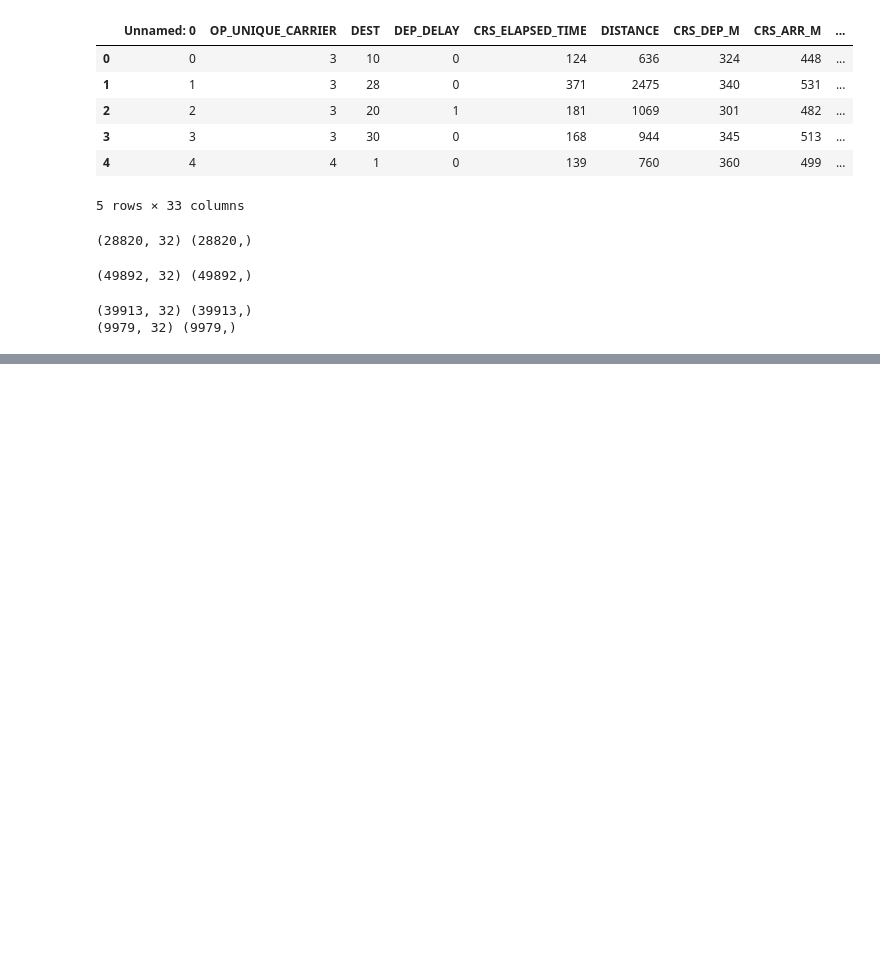
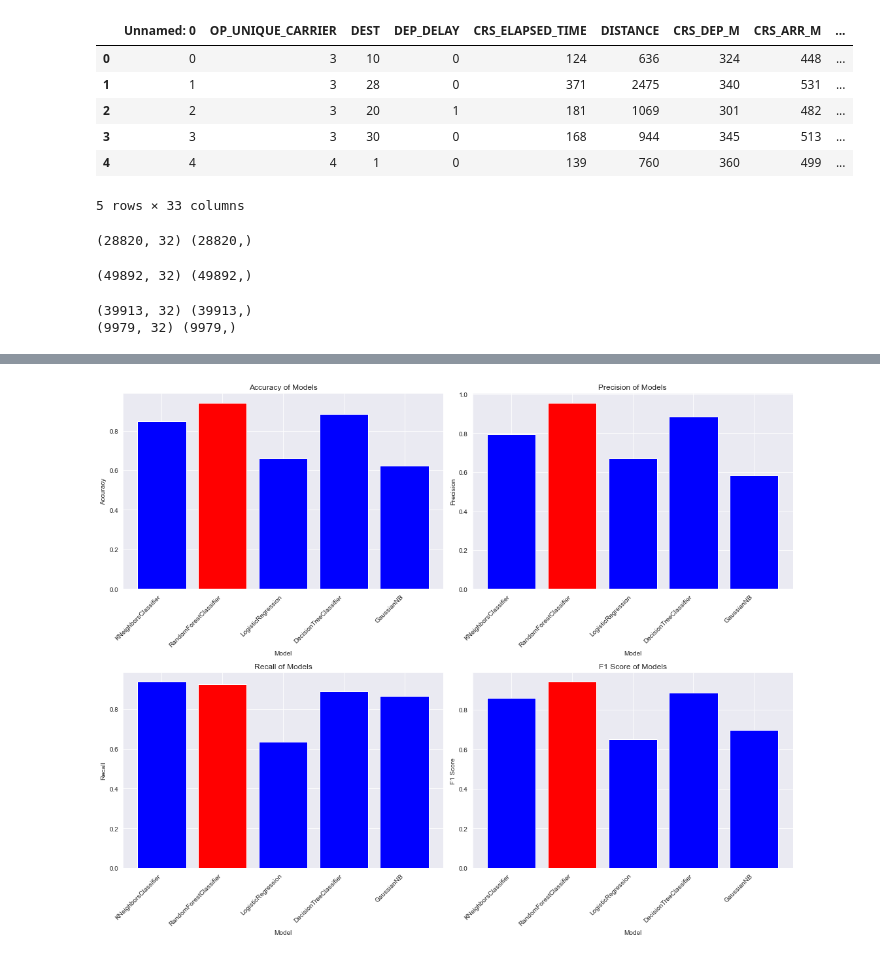
Before and after one commit to Delayma-ML/Delayma-Models, a Jupyter notebook: baseline.ipynb, the cells around one changed output, grey strips where cells are left out. Cells and saved outputs as stored; diff of their text form; code cells hidden in the pictures; blank space fills up the shorter version.

```diff
--- a/baseline.ipynb
+++ b/baseline.ipynb
@@ -155,0 +124,56 @@ plt.show()
+# %%
+import matplotlib.pyplot as plt
+
+# Assuming dic is your dictionary containing model performance metrics
+
+fig, axes = plt.subplots(nrows=2, ncols=2, figsize=(15, 12))
+
+
+colors = {'RandomForestClassifier': 'red', 'OtherModel': 'blue', 'AnotherModel': 'blue'}  # Update with your actual model names
+
+# Plot Accuracy
+model_names = [model.__class__.__name__ for model in dic]
+bars_acc = axes[0, 0].bar(range(len(dic)), [dic[model][0] for model in dic], align='center', color=[colors.get(name, 'blue') for name in model_names])
+axes[0, 0].set_xticks(range(len(dic)))
+axes[0, 0].set_xticklabels(model_names, rotation=45, ha='right')
+axes[0, 0].set_xlabel('Model')
+axes[0, 0].set_ylabel('Accuracy')
+axes[0, 0].set_title('Accuracy of Models')
+
+# Plot Precision
+bars_precision = axes[0, 1].bar(range(len(dic)), [dic[model][1] for model in dic], align='center', color=[colors.get(name, 'blue') for name in model_names])
+axes[0, 1].set_xticks(range(len(dic)))
+axes[0, 1].set_xticklabels(model_names, rotation=45, ha='right')
+axes[0, 1].set_xlabel('Model')
+axes[0, 1].set_ylabel('Precision')
+axes[0, 1].set_title('Precision of Models')
+
+# Plot Recall
+bars_recall = axes[1, 0].bar(range(len(dic)), [dic[model][2] for model in dic], align='center', color=[colors.get(name, 'blue') for name in model_names])
+axes[1, 0].set_xticks(range(len(dic)))
+axes[1, 0].set_xticklabels(model_names, rotation=45, ha='right')
+axes[1, 0].set_xlabel('Model')
+axes[1, 0].set_ylabel('Recall')
+axes[1, 0].set_title('Recall of Models')
+
+# Plot F1 Score
+bars_f1 = axes[1, 1].bar(range(len(dic)), [dic[model][3] for model in dic], align='center', color=[colors.get(name, 'blue') for name in model_names])
+axes[1, 1].set_xticks(range(len(dic)))
+axes[1, 1].set_xticklabels(model_names, rotation=45, ha='right')
+axes[1, 1].set_xlabel('Model')
+axes[1, 1].set_ylabel('F1 Score')
+axes[1, 1].set_title('F1 Score of Models')
+
+# Add white text on top of bars
+# for bars, metric_name in zip([bars_acc, bars_precision, bars_recall, bars_f1], ['Accuracy', 'Precision', 'Recall', 'F1 Score']):
+#     for bar in bars:
+#         yval = bar.get_height()
+#         plt.text(bar.get_x() + bar.get_width()/2, yval, round(yval, 2), ha='center', va='bottom', color='red')
+
+# Adjust layout
+plt.tight_layout()
+
+# Show the plots
+plt.show()
+# %% [output]
+[figure, added]
```
Also changed, not shown: parts of 5 cells of this notebook, 5 other files.
